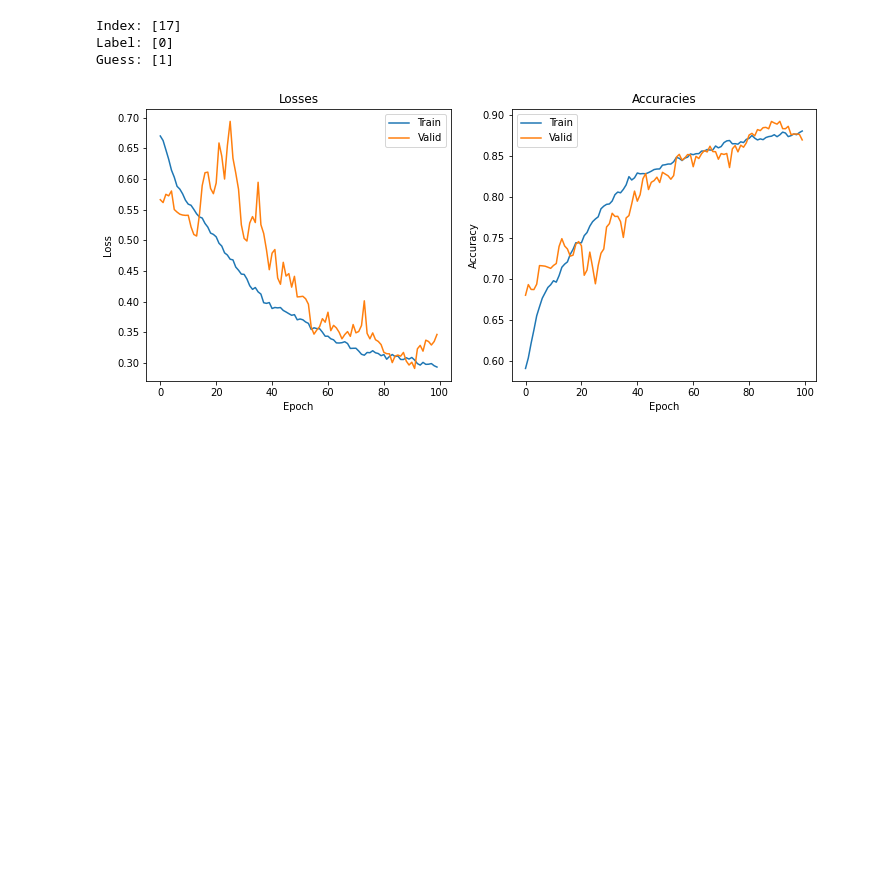
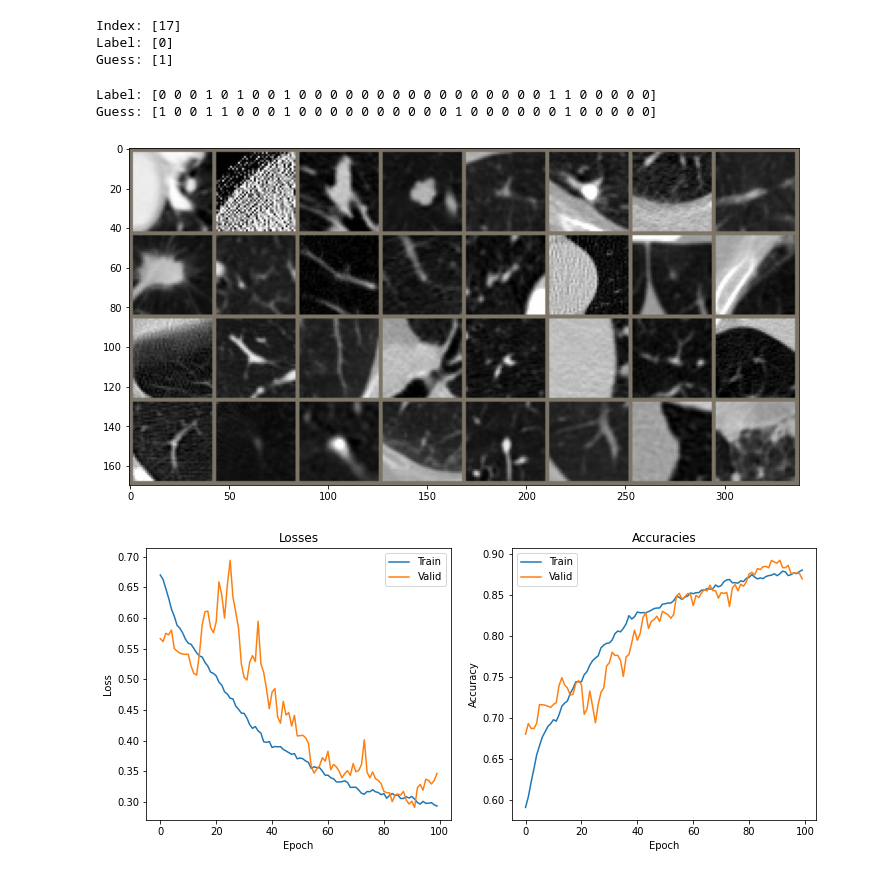
Before and after one commit to rrwabina/RADI605, a Jupyter notebook: 11 CNN Project/scripts/01 pytorch.ipynb, the cells around one changed output. Cells and saved outputs as stored; diff of their text form; code cells hidden in the pictures; blank space fills up the shorter version.

```diff
--- a/11 CNN Project/scripts/01 pytorch.ipynb
+++ b/11 CNN Project/scripts/01 pytorch.ipynb
@@ -768,6 +768,26 @@ print("Guess:", predictions.index_select(0,torch.tensor(nextrow)).numpy())
 Index: [17]
 Label: [0]
 Guess: [1]
+# %%
+for image, label in test_loader:
+    break
+predict = model_cnn(image)
+_, out = torch.max(predict, 1)
+
+print("Label:", label.numpy())
+print("Guess:", out.numpy())
+
+im = make_grid(image, nrow = 8)
+inv_normalize = transforms.Normalize(
+                    mean = [-0.485/0.229, -0.456/0.224, -0.406/0.225],
+                    std  = [1/0.229, 1/0.224, 1/0.225])
+im_inv = inv_normalize(im)
+plt.figure(figsize = (12, 7))
+plt.imshow(np.transpose(im_inv.numpy(), (1, 2, 0)));
+# %% [output]
+Label: [0 0 0 1 0 1 0 0 1 0 0 0 0 0 0 0 0 0 0 0 0 0 0 0 0 1 1 0 0 0 0 0]
+Guess: [1 0 0 1 1 0 0 0 1 0 0 0 0 0 0 0 0 0 0 1 0 0 0 0 0 0 1 0 0 0 0 0]
+[figure, added]
 # %%
 plot_metrics(train_losses, valid_losses, train_accurs, valid_accurs)
 # %% [output]
```
